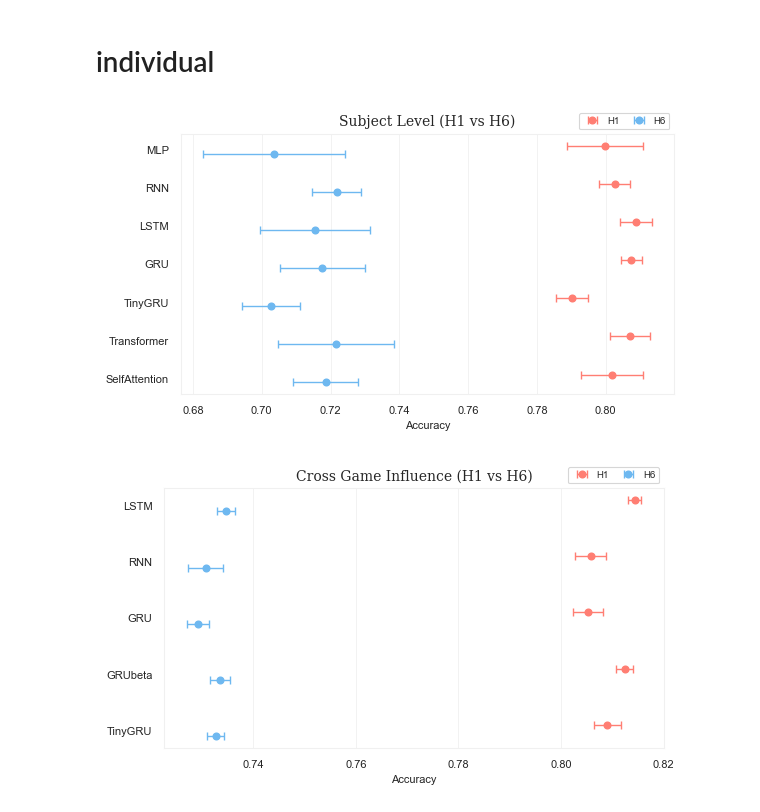
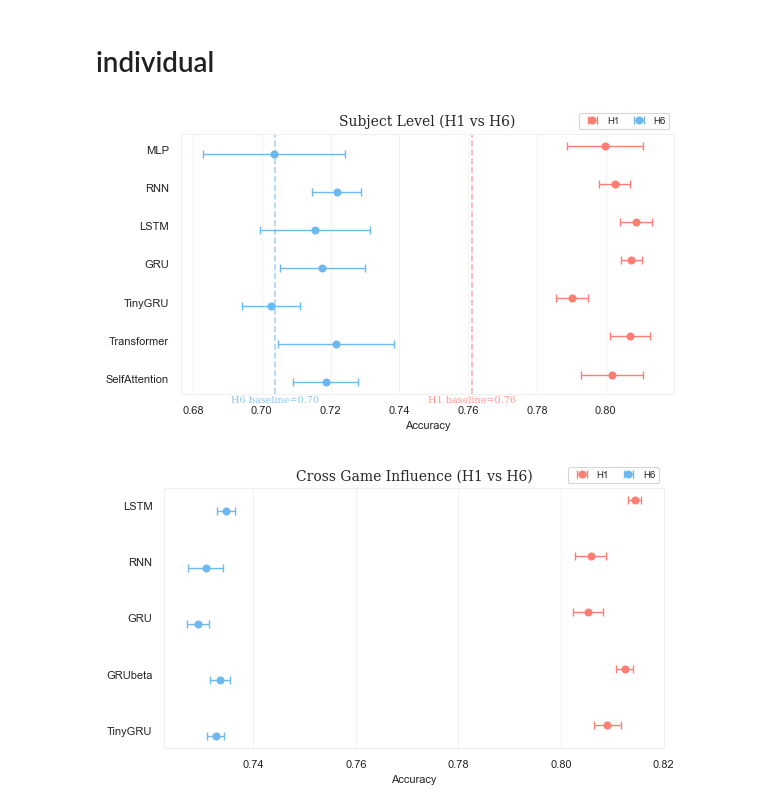
Before and after one commit to althealuo/Horizon, a Jupyter notebook: utils/analysis.ipynb, the cells around one changed output. Drawn from its saved outputs; the diff is of its cells as text; code cells hidden in the pictures.

```diff
--- a/utils/analysis.ipynb
+++ b/utils/analysis.ipynb
@@ -55,9 +55,9 @@ combined_individual = {
     **output_individual,  # adds "RNN", "LSTM", "GRU", etc.
 }
 # %%
-plot_error_bars(combined_individual, title="Subject Level (H1 vs H6)")
+plot_error_bars(combined_individual, title="Subject Level (H1 vs H6)", baseline=[0.761, 0.704])
 # %% [output]
-[figure, old version]
+[figure, new version]
 # %%
 with open("../outputs/output_cross_games.json", "r") as f:
     output_cross_games = json.load(f)
```
Also changed, not shown: parts of 2 cells of this notebook, 3 other files.
